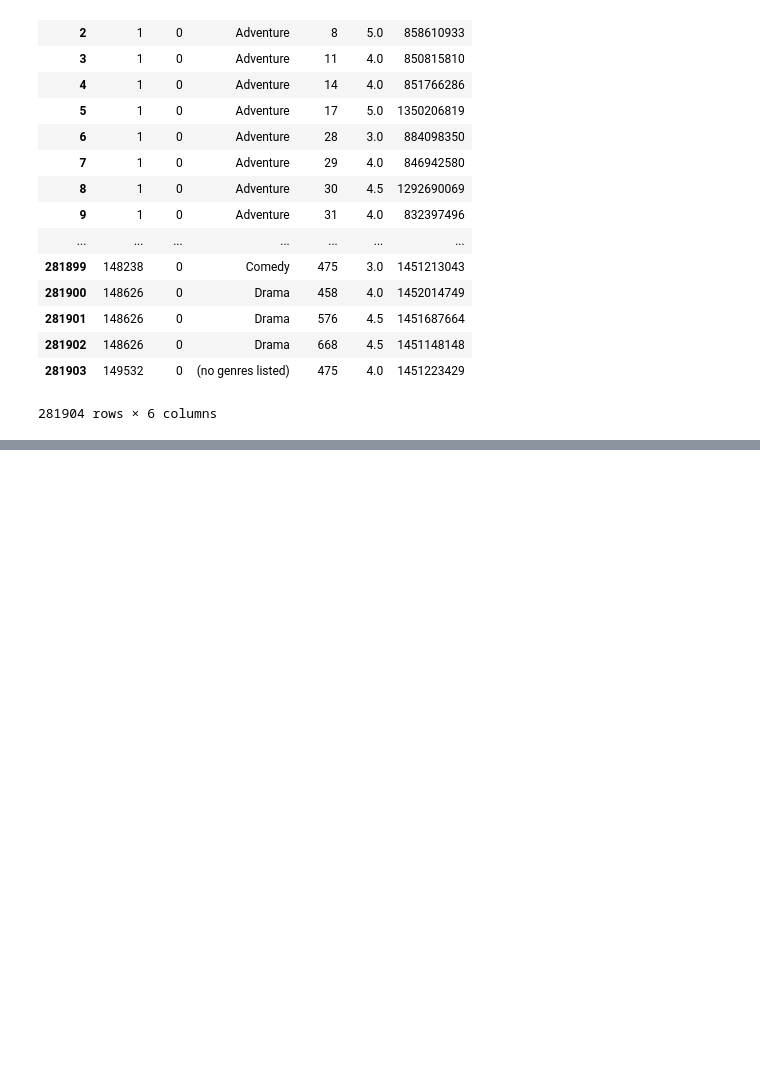
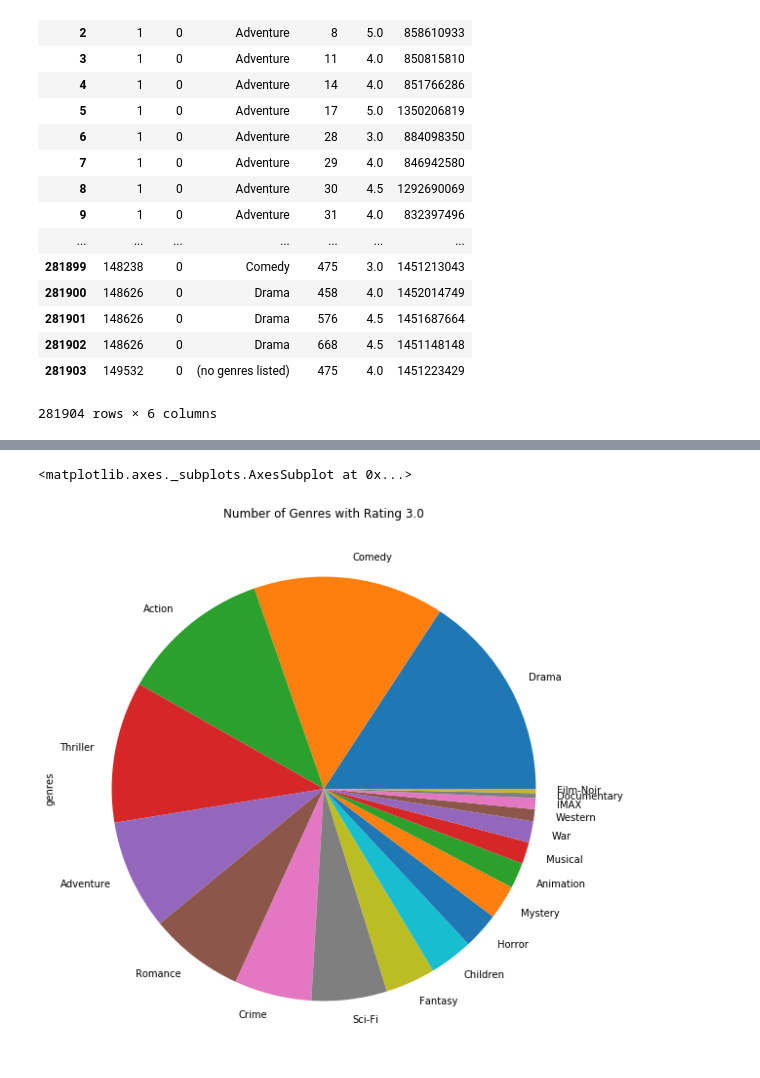
Before and after one commit to Vik-lewis/movie_genres, a Jupyter notebook: Untitled16.ipynb, the cells around one changed output, grey strips where cells are left out. Saved outputs shown, nothing was run; the diff lists cells and outputs as text; code cells hidden in the pictures; blank space fills up the shorter version.

```diff
--- a/Untitled16.ipynb
+++ b/Untitled16.ipynb
@@ -274,0 +377,3 @@ data6.plot(x = 'genres', y = 'rating',kind = 'line')
+# %%
+rating_3 = data7.get_group(3.0)
+rating_3
@@ -274,0 +399,3 @@ data6.plot(x = 'genres', y = 'rating',kind = 'line')
+# %%
+rating3 = rating_3['genres'].value_counts()
+rating3
@@ -274,0 +423,6 @@ data6.plot(x = 'genres', y = 'rating',kind = 'line')
+# %%
+plt.rcParams['figure.figsize'] = (10, 10)
+rating3.plot(y = 'genres',kind = 'pie', title = 'Number of Genres with Rating 3.0' )
+# %% [output]
+<matplotlib.axes._subplots.AxesSubplot at 0x...>
+[figure, added]
```
Also changed, not shown: parts of 15 cells of this notebook.
